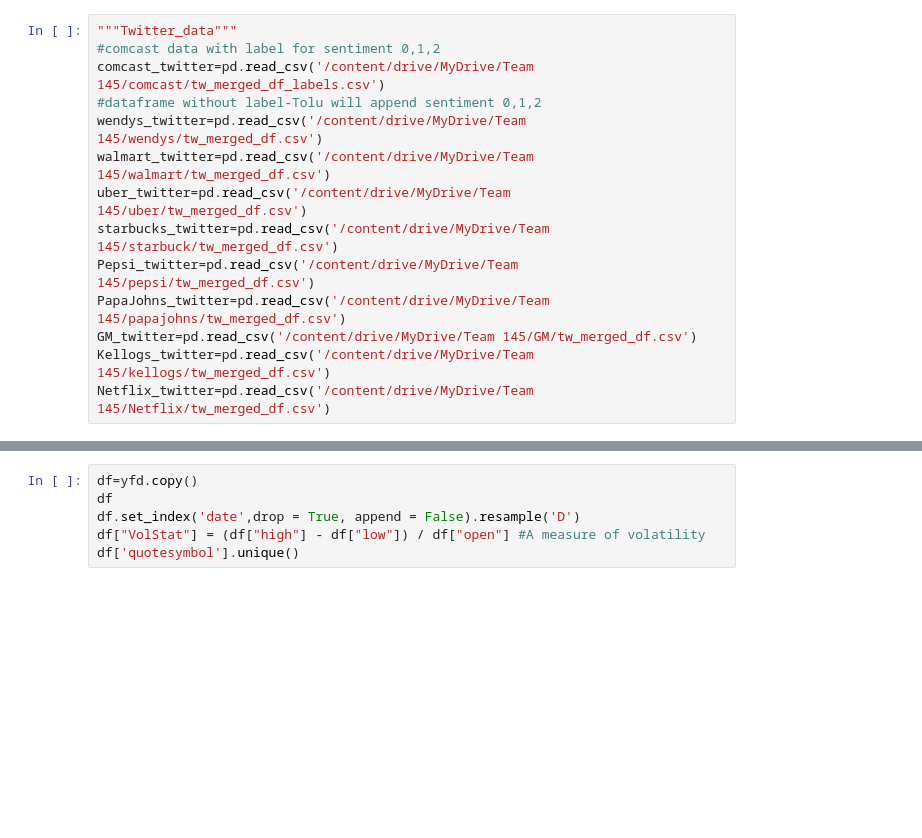
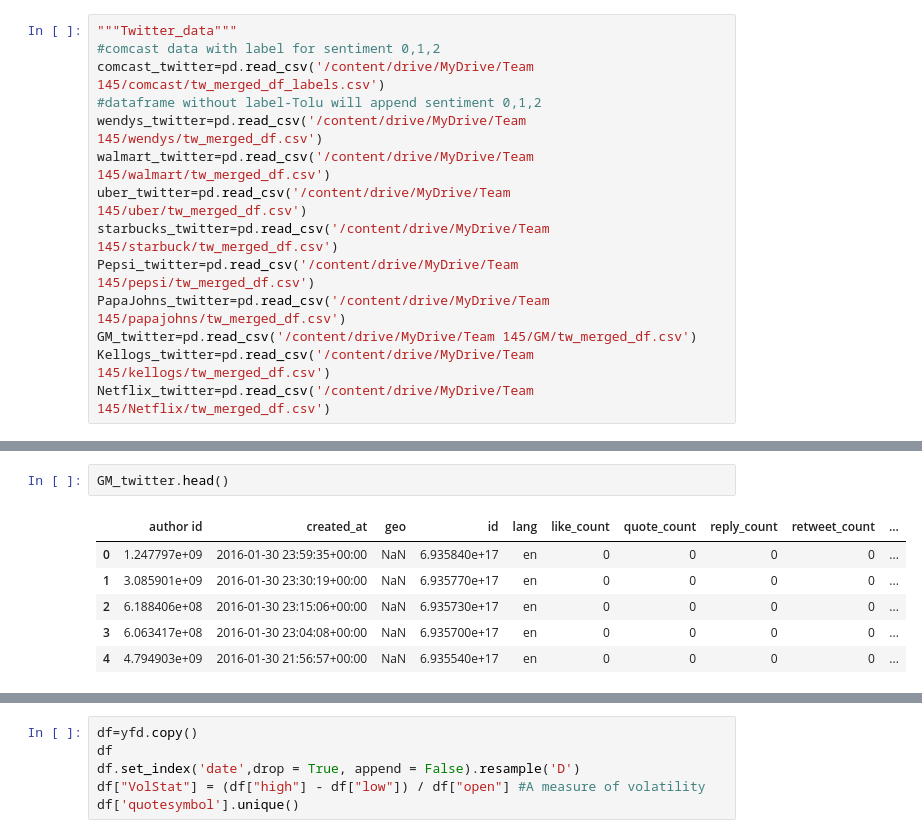
Before and after one commit to Shana54321/DS4A_Team145, a Jupyter notebook: Team_145_Datasets.ipynb, the cells around one changed output, grey strips where cells are left out. Drawn from its saved outputs; the diff is of its cells as text; blank space fills up the shorter version.

```diff
--- a/Team_145_Datasets.ipynb
+++ b/Team_145_Datasets.ipynb
@@ -35,0 +31,9 @@ AttributeError: ignored
+# %%
+GM_twitter.head()
+# %% [output]
+|  | author id | created_at | geo | id | lang | like_count | quote_count | reply_count | retweet_count | ... |
+| 0 | 1.247797e+09 | 2016-01-30 23:59:35+00:00 | NaN | 6.935840e+17 | en | 0 | 0 | 0 | 0 | ... |
+| 1 | 3.085901e+09 | 2016-01-30 23:30:19+00:00 | NaN | 6.935770e+17 | en | 0 | 0 | 0 | 0 | ... |
+| 2 | 6.188406e+08 | 2016-01-30 23:15:06+00:00 | NaN | 6.935730e+17 | en | 0 | 0 | 0 | 0 | ... |
+| 3 | 6.063417e+08 | 2016-01-30 23:04:08+00:00 | NaN | 6.935700e+17 | en | 0 | 0 | 0 | 0 | ... |
+| 4 | 4.794903e+09 | 2016-01-30 21:56:57+00:00 | NaN | 6.935540e+17 | en | 0 | 0 | 0 | 0 | ... |
```
Also changed, not shown: parts of 12 cells of this notebook.
